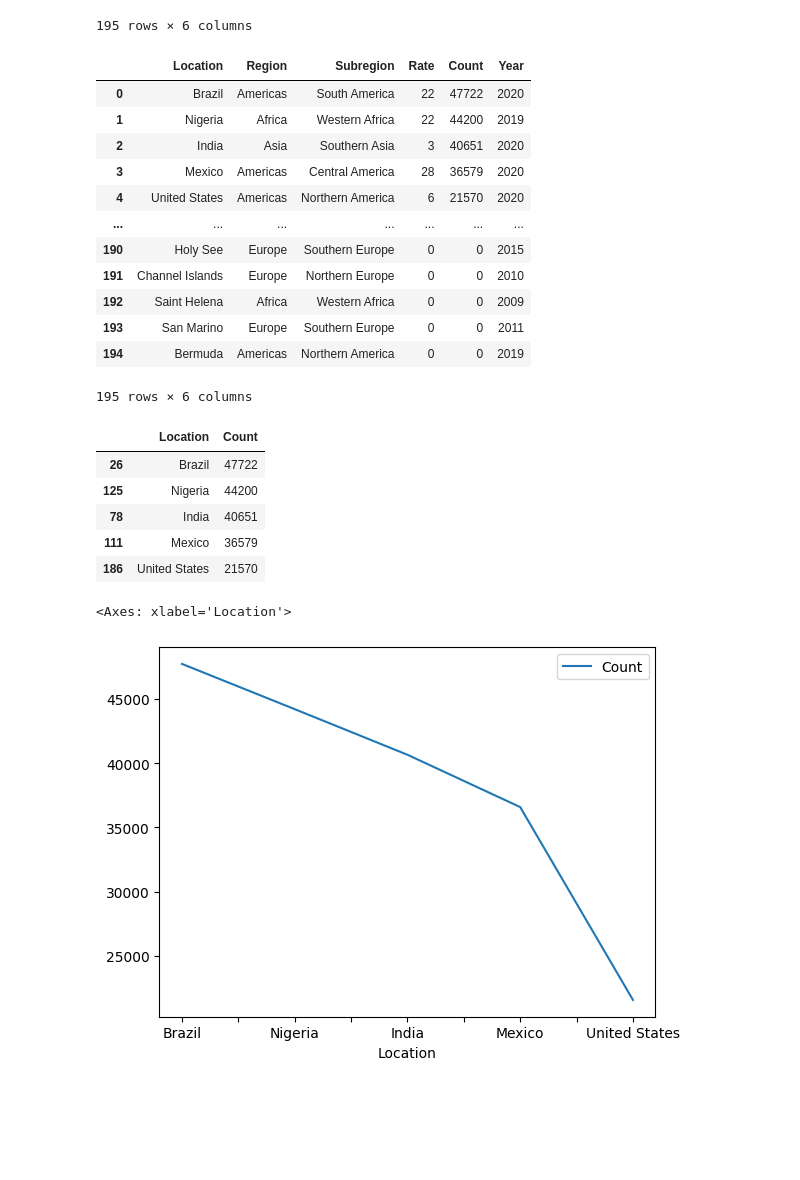
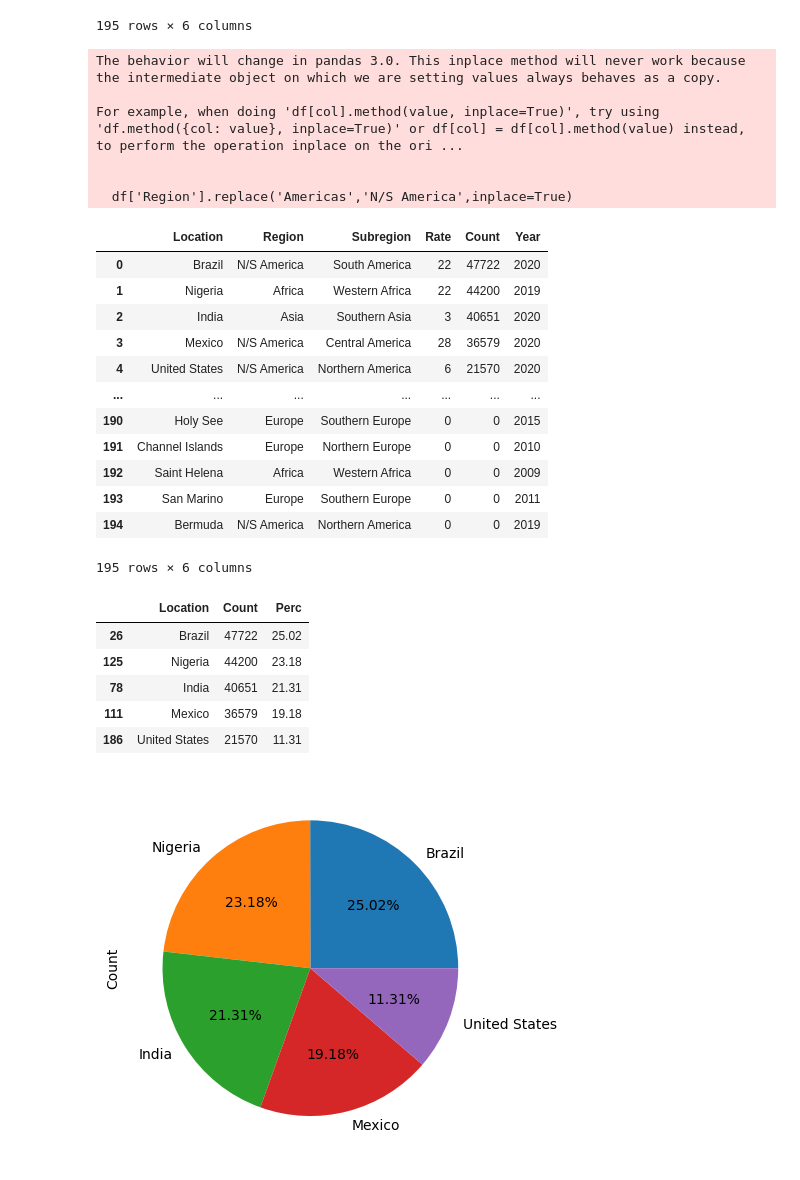
Before and after one commit to Calueto00/dados-homicidios, a Jupyter notebook: homicidios.ipynb, the cells around one changed output. Drawn from its saved outputs; the diff is of its cells as text; code cells hidden in the pictures; blank space fills up the shorter version.

```diff
--- a/homicidios.ipynb
+++ b/homicidios.ipynb
@@ -83,35 +83,45 @@ df
 | 193 | Zambia | Africa | Eastern Africa | 5 | 853 | 2015 |
 | 194 | Zimbabwe | Africa | Eastern Africa | 7 | 981 | 2012 |
 195 rows × 6 columns
+# %%
+df['Region'].replace('Americas','N/S America',inplace=True)
+# %% [output]
+The behavior will change in pandas 3.0. This inplace method will never work because the intermediate object on which we are setting values always behaves as a copy.
+
+For example, when doing 'df[col].method(value, inplace=True)', try using 'df.method({col: value}, inplace=True)' or df[col] = df[col].method(value) instead, to perform the operation inplace on the ori ...
+
+
+  df['Region'].replace('Americas','N/S America',inplace=True)
 # %%
 df1 = df.sort_values('Count',ascending=False).reset_index(drop=True)
 df1
 # %% [output]
 |  | Location | Region | Subregion | Rate | Count | Year |
-| 0 | Brazil | Americas | South America | 22 | 47722 | 2020 |
+| 0 | Brazil | N/S America | South America | 22 | 47722 | 2020 |
 | 1 | Nigeria | Africa | Western Africa | 22 | 44200 | 2019 |
 | 2 | India | Asia | Southern Asia | 3 | 40651 | 2020 |
-| 3 | Mexico | Americas | Central America | 28 | 36579 | 2020 |
-| 4 | United States | Americas | Northern America | 6 | 21570 | 2020 |
+| 3 | Mexico | N/S America | Central America | 28 | 36579 | 2020 |
+| 4 | United States | N/S America | Northern America | 6 | 21570 | 2020 |
 | ... | ... | ... | ... | ... | ... | ... |
 | 190 | Holy See | Europe | Southern Europe | 0 | 0 | 2015 |
 | 191 | Channel Islands | Europe | Northern Europe | 0 | 0 | 2010 |
 | 192 | Saint Helena | Africa | Western Africa | 0 | 0 | 2009 |
 | 193 | San Marino | Europe | Southern Europe | 0 | 0 | 2011 |
-| 194 | Bermuda | Americas | Northern America | 0 | 0 | 2019 |
+| 194 | Bermuda | N/S America | Northern America | 0 | 0 | 2019 |
 195 rows × 6 columns
 # %%
 df1 = df[['Location','Count']].sort_values(by='Count',ascending=False).head(5)
+df1['Perc'] = (df1['Count'] * 100 / df1['Count'].sum()).round(2)
 df1
 # %% [output]
-|  | Location | Count |
-| 26 | Brazil | 47722 |
-| 125 | Nigeria | 44200 |
-| 78 | India | 40651 |
-| 111 | Mexico | 36579 |
-| 186 | United States | 21570 |
+|  | Location | Count | Perc |
+| 26 | Brazil | 47722 | 25.02 |
+| 125 | Nigeria | 44200 | 23.18 |
+| 78 | India | 40651 | 21.31 |
+| 111 | Mexico | 36579 | 19.18 |
+| 186 | United States | 21570 | 11.31 |
 # %%
-df1.plot(x='Location',y='Count')
+df1.plot(x='Location',y='Count', kind='pie', labels = df1.Location, autopct='%1.2f%%')
+plt.legend().set_visible(False)
 # %% [output]
-<Axes: xlabel='Location'>
-[figure, old version]
+[figure, new version]
```
Also changed, not shown: parts of 27 cells of this notebook.
